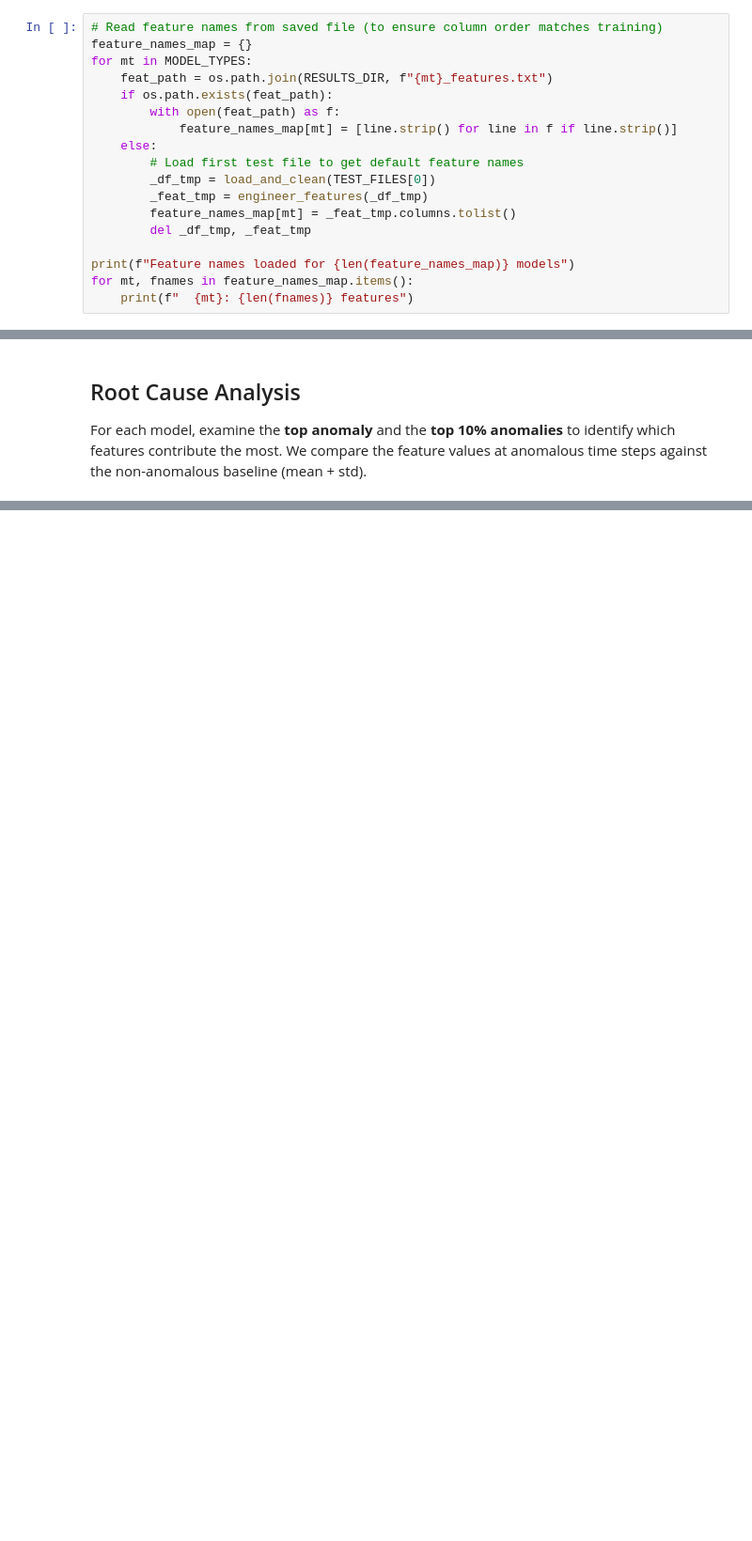
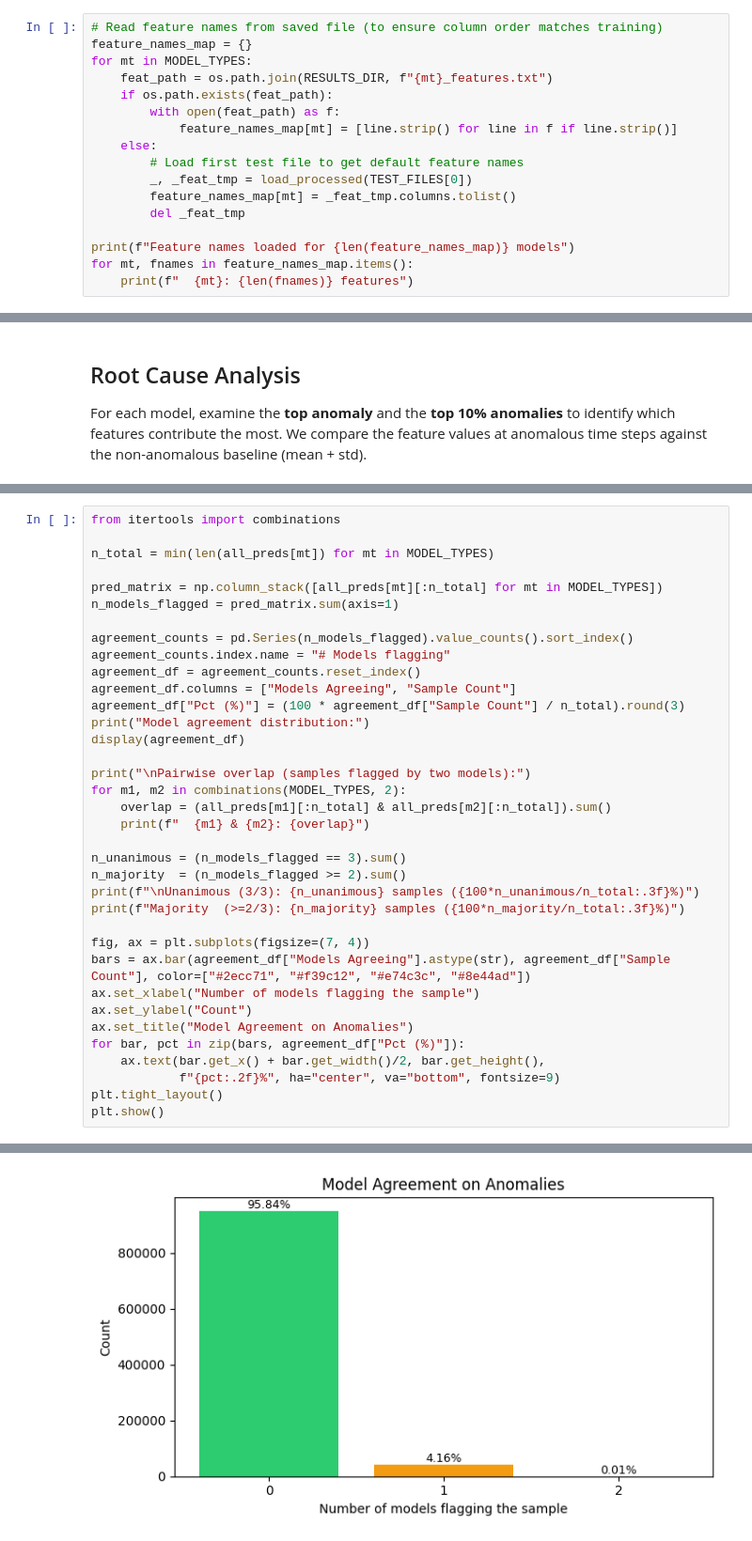
Before and after one commit to adonis107/MDS, a Jupyter notebook: notebooks/3. testing.ipynb, the cells around one changed output, grey strips where cells are left out. Shown at 94% size. Saved outputs shown, nothing was run; the diff lists cells and outputs as text; blank space fills up the shorter version.

```diff
--- a/notebooks/3. testing.ipynb
+++ b/notebooks/3. testing.ipynb
@@ -191,10 +166,9 @@ for mt in MODEL_TYPES:
             feature_names_map[mt] = [line.strip() for line in f if line.strip()]
     else:
         # Load first test file to get default feature names
-        _df_tmp = load_and_clean(TEST_FILES[0])
-        _feat_tmp = engineer_features(_df_tmp)
+        _, _feat_tmp = load_processed(TEST_FILES[0])
         feature_names_map[mt] = _feat_tmp.columns.tolist()
-        del _df_tmp, _feat_tmp
+        del _feat_tmp
 
 print(f"Feature names loaded for {len(feature_names_map)} models")
 for mt, fnames in feature_names_map.items():
@@ -709,0 +541,37 @@ Root cause analysis complete.
+# %%
+from itertools import combinations
+
+n_total = min(len(all_preds[mt]) for mt in MODEL_TYPES)
+
+pred_matrix = np.column_stack([all_preds[mt][:n_total] for mt in MODEL_TYPES])
+n_models_flagged = pred_matrix.sum(axis=1)
+
+agreement_counts = pd.Series(n_models_flagged).value_counts().sort_index()
+agreement_counts.index.name = "# Models flagging"
+agreement_df = agreement_counts.reset_index()
+agreement_df.columns = ["Models Agreeing", "Sample Count"]
+agreement_df["Pct (%)"] = (100 * agreement_df["Sample Count"] / n_total).round(3)
+print("Model agreement distribution:")
+display(agreement_df)
+
+print("\nPairwise overlap (samples flagged by two models):")
+for m1, m2 in combinations(MODEL_TYPES, 2):
+    overlap = (all_preds[m1][:n_total] & all_preds[m2][:n_total]).sum()
+    print(f"  {m1} & {m2}: {overlap}")
+
+n_unanimous = (n_models_flagged == 3).sum()
+n_majority  = (n_models_flagged >= 2).sum()
+print(f"\nUnanimous (3/3): {n_unanimous} samples ({100*n_unanimous/n_total:.3f}%)")
+print(f"Majority  (>=2/3): {n_majority} samples ({100*n_majority/n_total:.3f}%)")
+
+fig, ax = plt.subplots(figsize=(7, 4))
+bars = ax.bar(agreement_df["Models Agreeing"].astype(str), agreement_df["Sample Count"], color=["#2ecc71", "#f39c12", "#e74c3c", "#8e44ad"])
+ax.set_xlabel("Number of models flagging the sample")
+ax.set_ylabel("Count")
+ax.set_title("Model Agreement on Anomalies")
+for bar, pct in zip(bars, agreement_df["Pct (%)"]):
+    ax.text(bar.get_x() + bar.get_width()/2, bar.get_height(),
+            f"{pct:.2f}%", ha="center", va="bottom", fontsize=9)
+plt.tight_layout()
+plt.show()
+# %% [output]
@@ -709,0 +592 @@ Root cause analysis complete.
+[figure, added]
```
Also changed, not shown: parts of 20 cells of this notebook, 7 other files.
